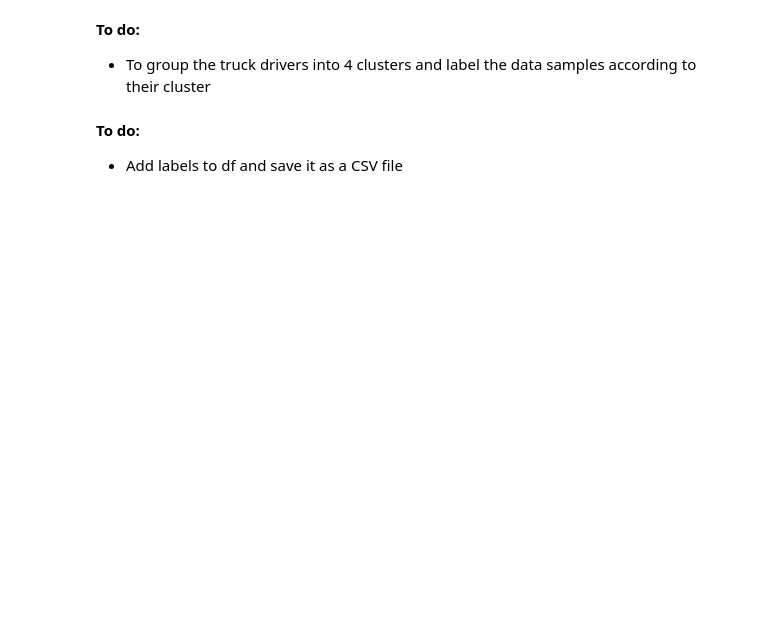
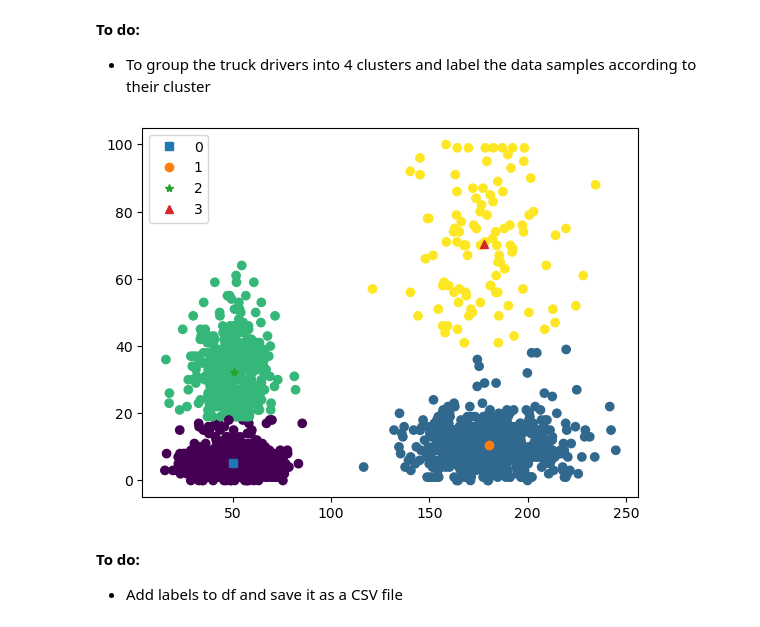
Before and after one commit to wooihaw/pai_dec2023, a Jupyter notebook: Part_3/handson_3/handson_3d.ipynb, the cells around one changed output. Cells and saved outputs as stored; diff of their text form; code cells hidden in the pictures; blank space fills up the shorter version.

```diff
--- a/Part_3/handson_3/handson_3d.ipynb
+++ b/Part_3/handson_3/handson_3d.ipynb
@@ -29,6 +31,16 @@ plt.show()
 - To group the truck drivers into 4 clusters and label the data samples according to their cluster
 # %%
 # Apply k-mean clustering with 4 clusters
+km = KMeans(n_clusters=4).fit(X)
+
+markers = ('s', 'o', '*', '^')
+for i, m in enumerate(markers):
+    plt.plot(km.cluster_centers_[i][0], km.cluster_centers_[i][1], m, label=i)
+plt.scatter(X['Distance_Feature'], X['Speeding_Feature'], c=km.labels_)
+plt.legend()
+plt.show()
+# %% [output]
+[figure, added]
 # %% [markdown]
 **To do:**
 - Add labels to df and save it as a CSV file
```
Also changed, not shown: parts of 3 cells of this notebook, 1 other file.
